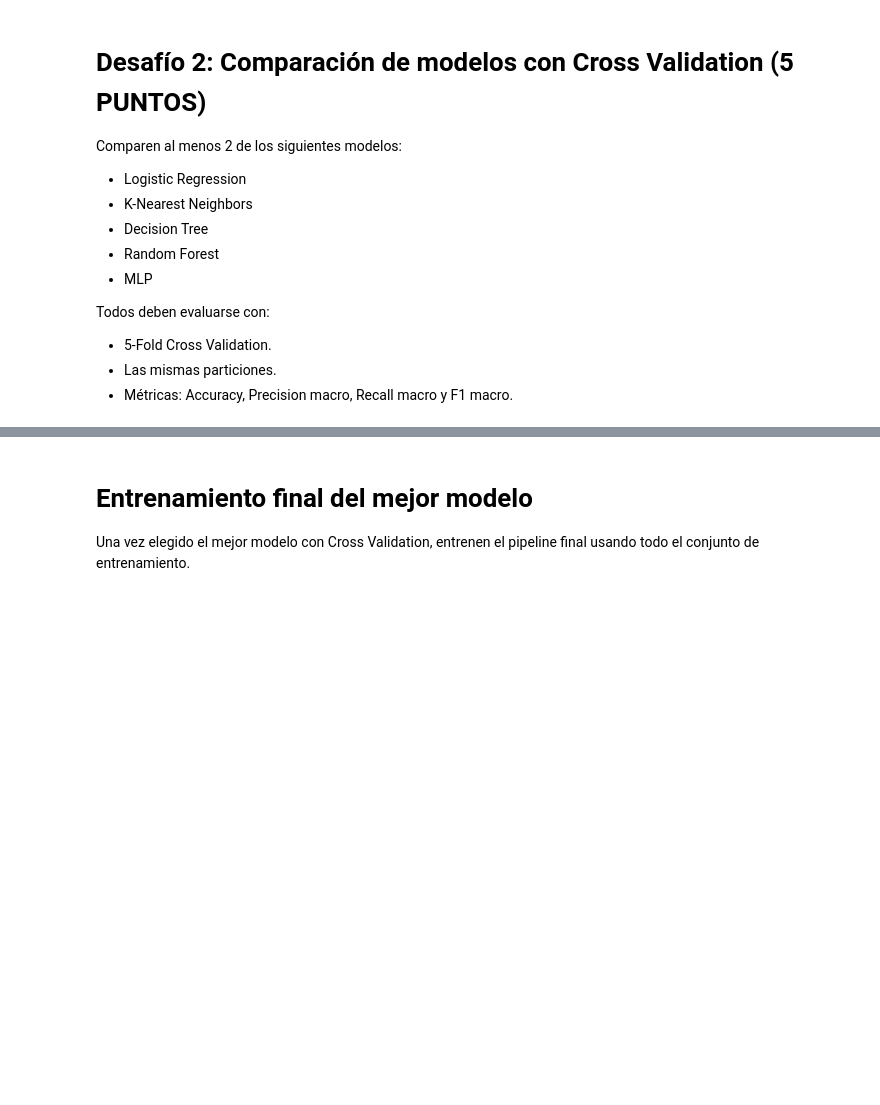
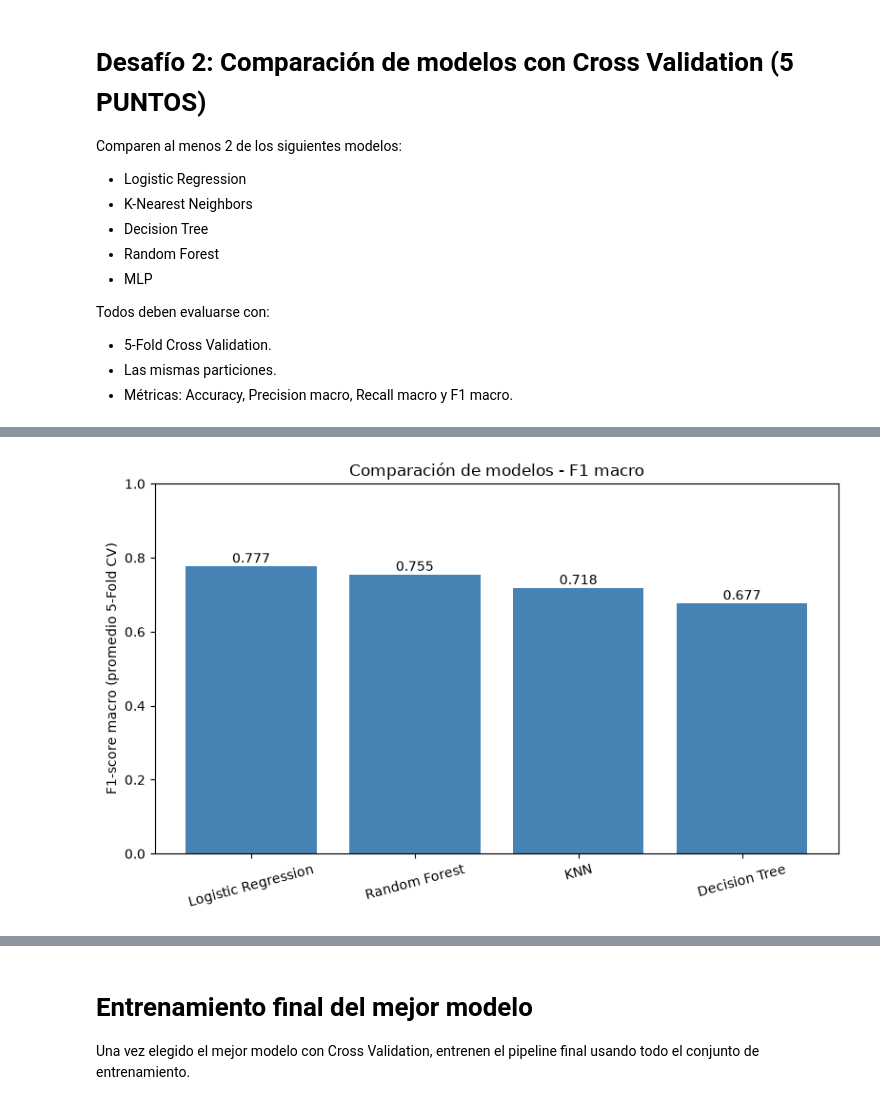
Before and after one commit to nico-0107/LaboratorioFinal-IA, a Jupyter notebook: laboratorio_final_ia.ipynb, the cells around one changed output, grey strips where cells are left out. Drawn from its saved outputs; the diff is of its cells as text; code cells hidden in the pictures; blank space fills up the shorter version.

```diff
--- a/laboratorio_final_ia.ipynb
+++ b/laboratorio_final_ia.ipynb
@@ -318,4 +318,31 @@ scoring = {
     "f1_macro": "f1_macro"
 }
 # %%
-# TODO: Evaluar los modelos con Cross Validation
+# Evaluamos cada modelo con 5-Fold Cross Validation, usando las mismas particiones
+
+resultados_cv = []
+
+for nombre, modelo in models.items():
+    pipeline = Pipeline(steps=[
+        ("preprocessor", preprocessor),
+        ("classifier", modelo)
+    ])
+
+    cv_scores = cross_validate(
+        pipeline, X, y,
+        cv=cv,
+        scoring=scoring,
+        n_jobs=-1
+    )
+
+    resultados_cv.append({
+        "Modelo": nombre,
+        "Accuracy": cv_scores["test_accuracy"].mean(),
+        "Precision_macro": cv_scores["test_precision_macro"].mean(),
+        "Recall_macro": cv_scores["test_recall_macro"].mean(),
+        "F1_macro": cv_scores["test_f1_macro"].mean(),
+        "F1_macro_std": cv_scores["test_f1_macro"].std(),
+    })
+
+resultados_df = pd.DataFrame(resultados_cv).sort_values("F1_macro", ascending=False).reset_index(drop=True)
+resultados_df
@@ -322,5 +355,21 @@ scoring = {
 # %%
-# TODO: Graficar resultados de F1 macro promedio
+# Graficamos el F1 macro promedio de cada modelo
+
+plt.figure(figsize=(8, 5))
+barras = plt.bar(resultados_df["Modelo"], resultados_df["F1_macro"], color="steelblue")
+
+plt.ylabel("F1-score macro (promedio 5-Fold CV)")
+plt.title("Comparación de modelos - F1 macro")
+plt.ylim(0, 1)
+plt.xticks(rotation=15)
+
+for barra, valor in zip(barras, resultados_df["F1_macro"]):
+    plt.text(barra.get_x() + barra.get_width()/2, valor + 0.01, f"{valor:.3f}", ha="center")
+
+plt.tight_layout()
+plt.show()
+# %% [output]
+[figure, added]
 # %% [markdown]
 ## Selección del mejor modelo
 
```
Also changed, not shown: parts of 7 cells of this notebook, 1 other file.
